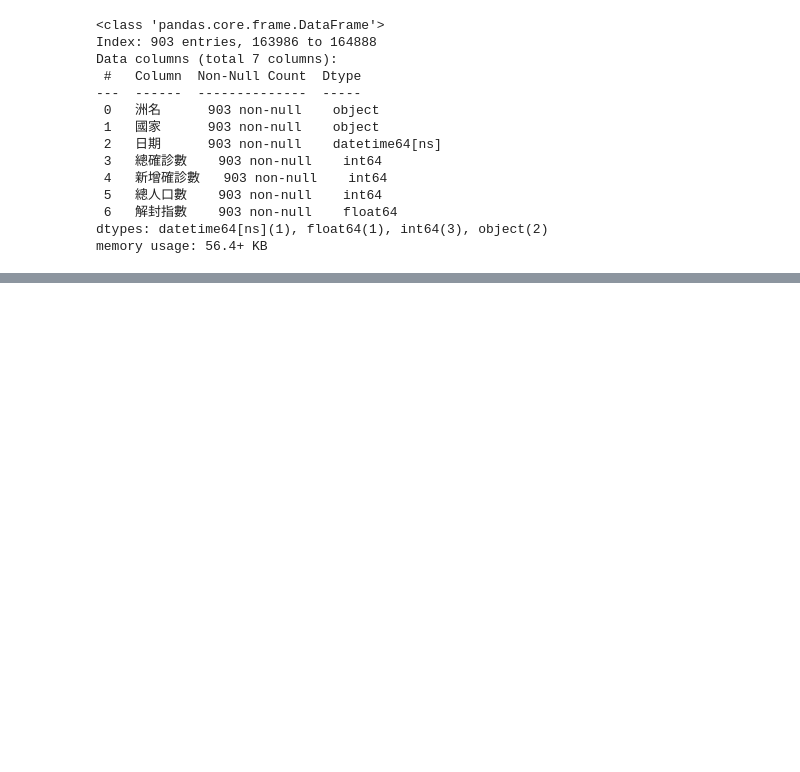
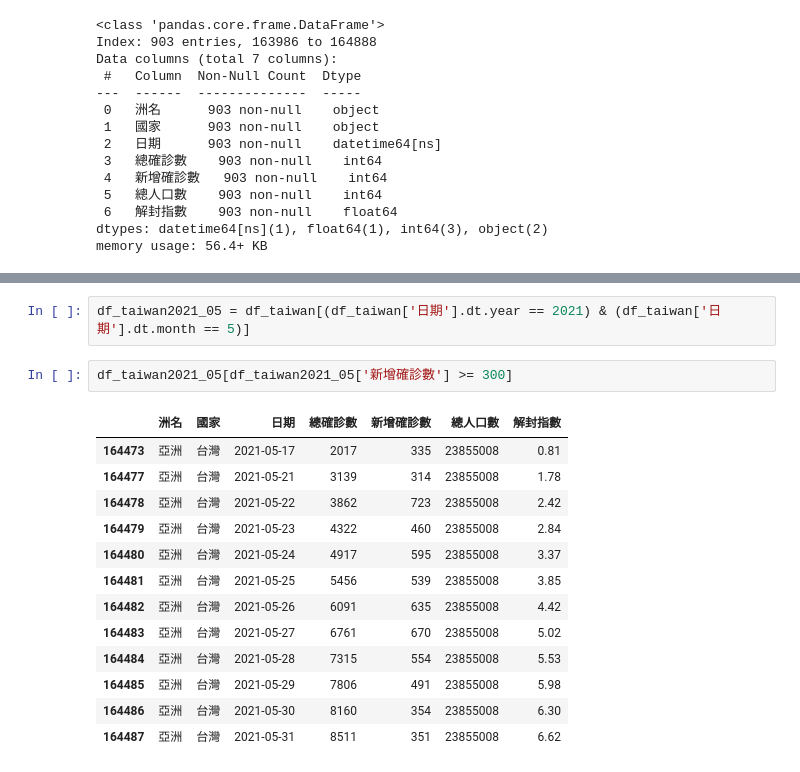
Before and after one commit to Bondsyang/bondsyang_0625, a Jupyter notebook: lesson16/lesson16_3.ipynb, the cells around one changed output, grey strips where cells are left out. Drawn from its saved outputs; the diff is of its cells as text; blank space fills up the shorter version.

```diff
--- a/lesson16/lesson16_3.ipynb
+++ b/lesson16/lesson16_3.ipynb
@@ -139,0 +188,18 @@ memory usage: 56.4+ KB
+# %%
+df_taiwan2021_05 = df_taiwan[(df_taiwan['日期'].dt.year == 2021) & (df_taiwan['日期'].dt.month == 5)]
+# %%
+df_taiwan2021_05[df_taiwan2021_05['新增確診數'] >= 300]
+# %% [output]
+|  | 洲名 | 國家 | 日期 | 總確診數 | 新增確診數 | 總人口數 | 解封指數 |
+| 164473 | 亞洲 | 台灣 | 2021-05-17 | 2017 | 335 | 23855008 | 0.81 |
+| 164477 | 亞洲 | 台灣 | 2021-05-21 | 3139 | 314 | 23855008 | 1.78 |
+| 164478 | 亞洲 | 台灣 | 2021-05-22 | 3862 | 723 | 23855008 | 2.42 |
+| 164479 | 亞洲 | 台灣 | 2021-05-23 | 4322 | 460 | 23855008 | 2.84 |
+| 164480 | 亞洲 | 台灣 | 2021-05-24 | 4917 | 595 | 23855008 | 3.37 |
+| 164481 | 亞洲 | 台灣 | 2021-05-25 | 5456 | 539 | 23855008 | 3.85 |
+| 164482 | 亞洲 | 台灣 | 2021-05-26 | 6091 | 635 | 23855008 | 4.42 |
+| 164483 | 亞洲 | 台灣 | 2021-05-27 | 6761 | 670 | 23855008 | 5.02 |
+| 164484 | 亞洲 | 台灣 | 2021-05-28 | 7315 | 554 | 23855008 | 5.53 |
+| 164485 | 亞洲 | 台灣 | 2021-05-29 | 7806 | 491 | 23855008 | 5.98 |
+| 164486 | 亞洲 | 台灣 | 2021-05-30 | 8160 | 354 | 23855008 | 6.30 |
+| 164487 | 亞洲 | 台灣 | 2021-05-31 | 8511 | 351 | 23855008 | 6.62 |
```
Also changed, not shown: parts of 3 cells of this notebook.
